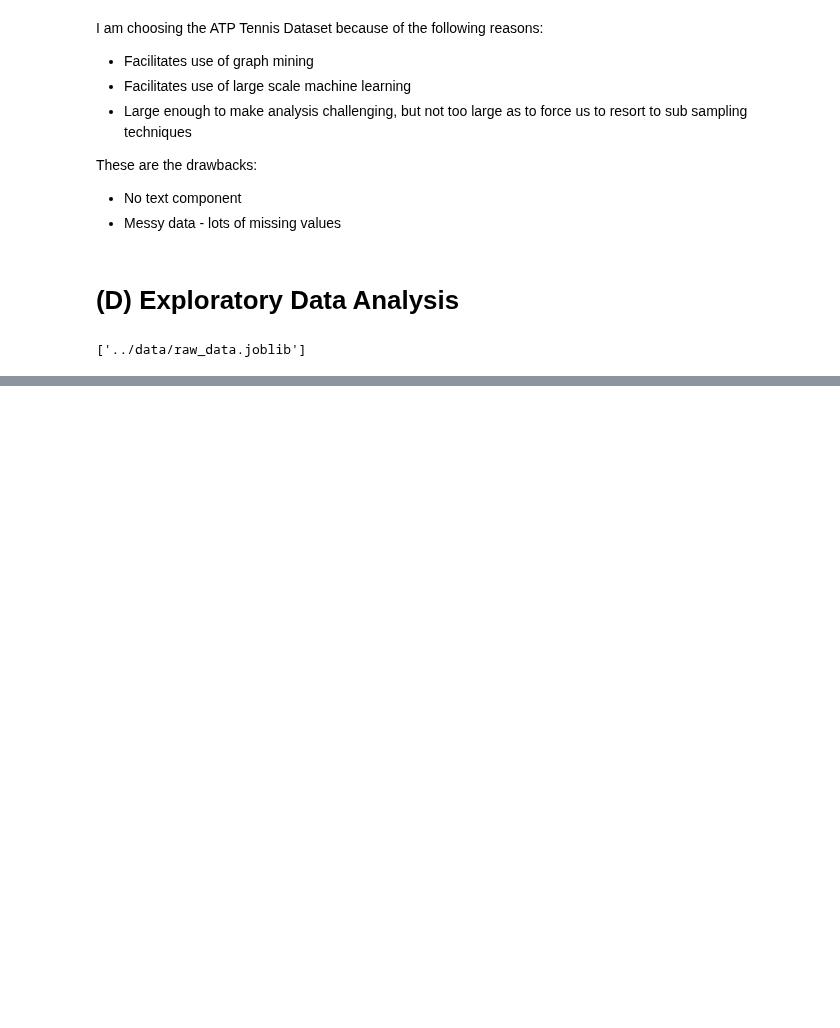
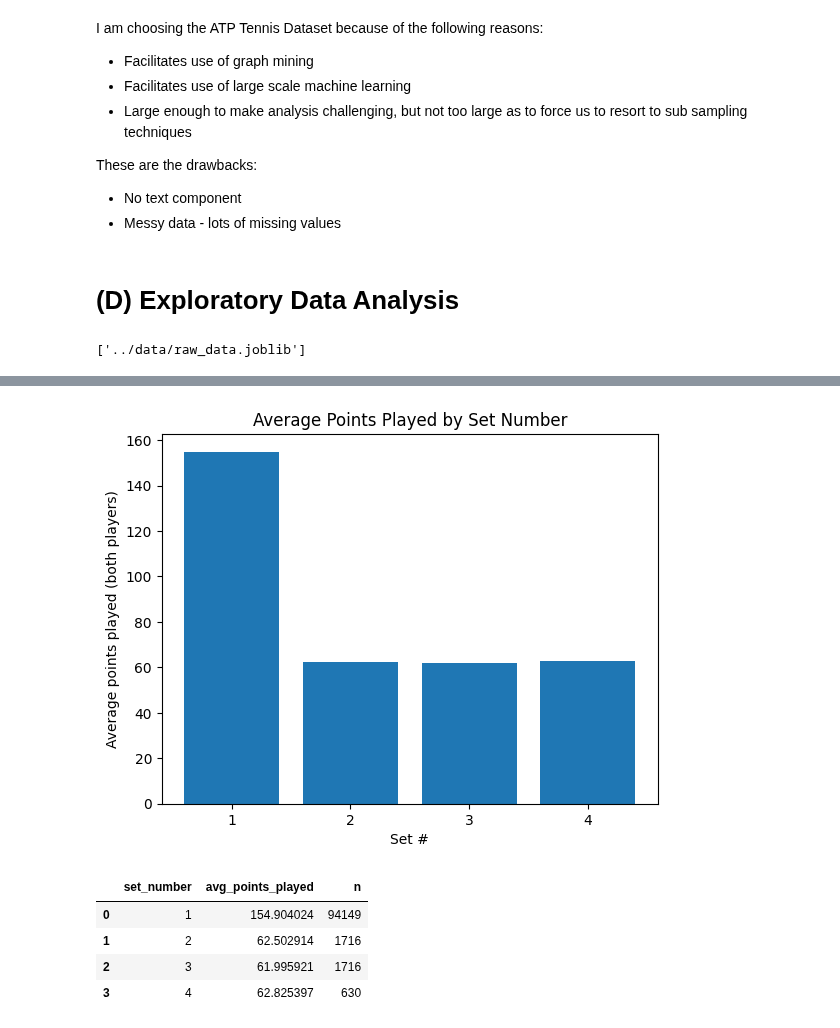
Before and after one commit to keeganasmith/Data-Mining-Project, a Jupyter notebook: checkpoint_1/main.ipynb, the cells around one changed output, grey strips where cells are left out. Cells and saved outputs as stored; diff of their text form; code cells hidden in the pictures; blank space fills up the shorter version.

```diff
--- a/checkpoint_1/main.ipynb
+++ b/checkpoint_1/main.ipynb
@@ -119,7 +123,7 @@ files = sorted(glob.glob(path))
 
 dfs = []
 for f in files:
-    df = pd.read_csv(f)
+    df = pd.read_csv(f, low_memory=False)
     dfs.append(df)
 
 merged = pd.concat(dfs, ignore_index=True)
@@ -129,4 +135,14 @@ joblib.dump(merged, RAW_DATA_PATH)
 # %%
-import joblib
-tennis_df = joblib.load(RAW_DATA_PATH)
+pd.set_option('display.max_rows', 1000)
+pd.set_option('display.max_columns', 1000)
+
+def get_raw_tennis_df():
+    raw_tennis_df = joblib.load(RAW_DATA_PATH)
+    return raw_tennis_df
+
+def print_columns(df):
+    print(list(df.columns))
+
+raw_tennis_df = get_raw_tennis_df()
+print_columns(raw_tennis_df)
 # %% [output]
@@ -133,0 +359,62 @@ NameError: name 'RAW_DATA_PATH' is not defined
+# %%
+# looking specifically at the average number of points played per set since the set-wise stastistics looked suspicious
+
+def extract_set_total(df, team_prefix, set_i, base, key_cols):
+    v = f"{team_prefix}.Sets[{set_i}].{base}.Divisor"
+    if v not in df.columns:
+        return None
+
+    out = pd.DataFrame({
+        "set_number": set_i + 1,
+        "total": pd.to_numeric(df[v], errors="coerce"),
+    })
+
+    # Attach match keys row-wise (same length as df), so no index-mismatch later
+    for k in key_cols:
+        out[k] = df[k].values
+
+    return out
+
+# Total points played in a set (per player) = Divisor of TotalPointsWon
+base = "Stats.PointStats.TotalPointsWon"
+key_cols = [c for c in ["EventId", "EventYear", "MatchId"] if c in df.columns]
+
+pieces = []
+for team in ["PlayerTeam1"]:
+    for set_i in range(6):
+        chunk = extract_set_total(df, team, set_i, base, key_cols)
+        if chunk is not None:
+            pieces.append(chunk)
+
+long = pd.concat(pieces, ignore_index=True)
+
+# Sum P1 + P2 totals => points played per match per set
+match_points = (
+    long.groupby(key_cols + ["set_number"], dropna=False)["total"]
+        .sum(min_count=1)
+        .reset_index(name="points_played")
+)
+
+# Average points played by set number (pandas mean ignores NaNs)
+set_summary = (
+    match_points.groupby("set_number")["points_played"]
+        .agg(avg_points_played="mean", n="count")
+        .reset_index()
+        .sort_values("set_number")
+)
+
+plt.figure()
+plt.bar(set_summary["set_number"].astype(str), set_summary["avg_points_played"])
+plt.xlabel("Set #")
+plt.ylabel("Average points played (both players)")
+plt.title("Average Points Played by Set Number")
+plt.show()
+
+set_summary
+# %% [output]
+[figure, added]
+|  | set_number | avg_points_played | n |
+| 0 | 1 | 154.904024 | 94149 |
+| 1 | 2 | 62.502914 | 1716 |
+| 2 | 3 | 61.995921 | 1716 |
+| 3 | 4 | 62.825397 | 630 |
```
Also changed, not shown: parts of 17 cells of this notebook, 1 other file.
